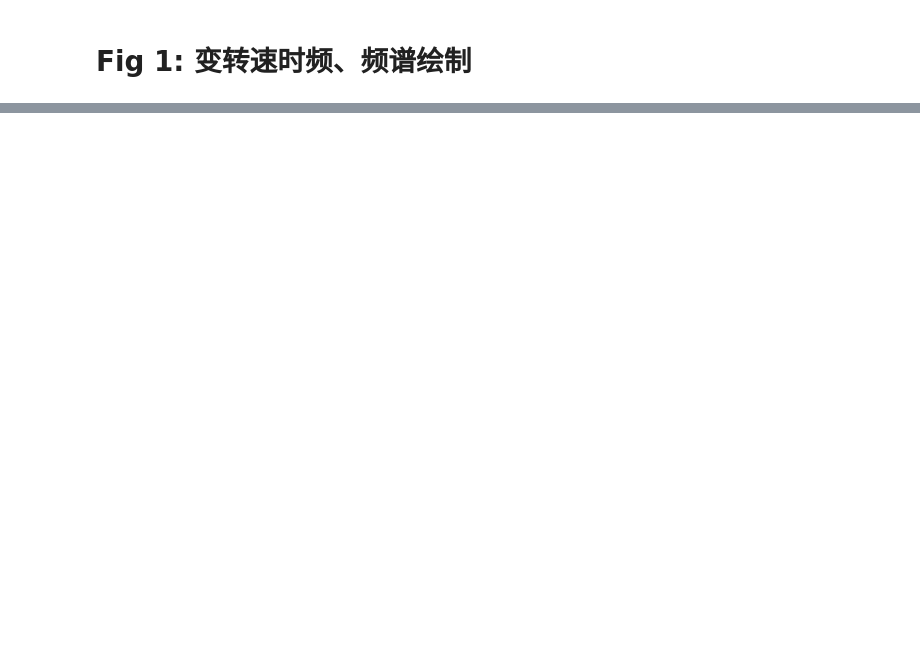
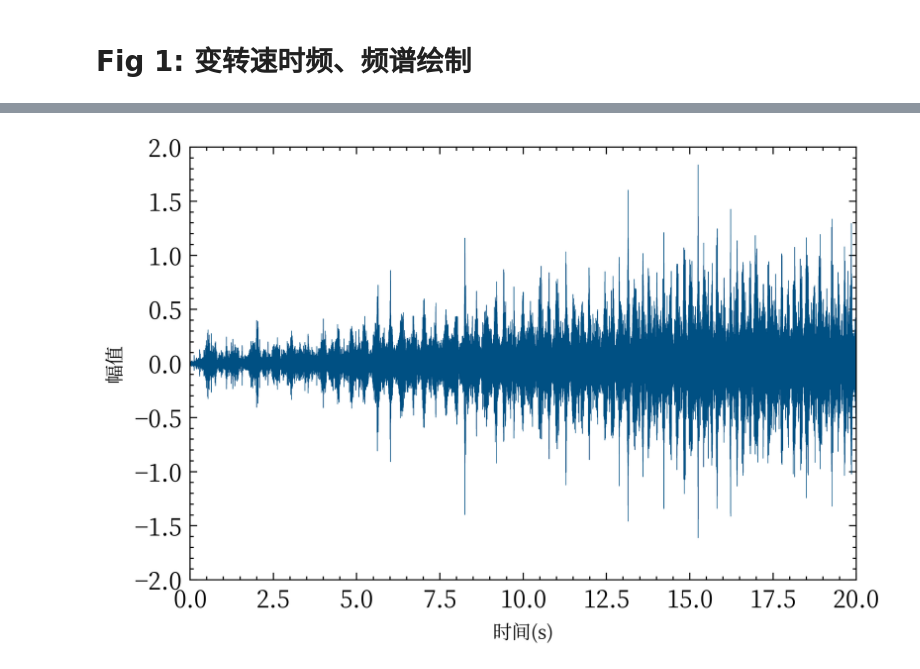
Before and after one commit to bakulaibuji/AdaClust_CompoundFaults, a Jupyter notebook: plot/plot.ipynb, the cells around one changed output, grey strips where cells are left out. Saved outputs shown, nothing was run; the diff lists cells and outputs as text; code cells hidden in the pictures; blank space fills up the shorter version.

```diff
--- a/plot/plot.ipynb
+++ b/plot/plot.ipynb
@@ -48,0 +60,30 @@ labels
+# %%
+
+
+# fig, ax = plt.subplots(1, 3, figsize=(12, 4), sharex=False, sharey=False)
+# ax[0].plot(np.arange(0, len(sig)), sig)
+# fre, amp = FFT.fft(sig, sampling_frequency)
+# ax[1].plot(fre, amp)
+# f, t, Zxx = signal.stft(sig, sampling_frequency, window='tukey', nperseg=nperseg, noverlap=noverlap)
+# newF = interp2d(t, f, np.abs(Zxx), kind='linear')
+# t_new = np.linspace(0, 1 / sampling_frequency * 5120, num=x_len)
+# f_new = np.linspace(0, sampling_frequency // 2, num=f_len)
+# Z_new = newF(t_new, f_new)
+# Xn, Yn = np.meshgrid(t_new, f_new)
+# ax[2].pcolormesh(Xn, Yn, Z_new, shading='auto')
+# ax[2].axis('off')
+
+fig, ax = plt.subplots(1, 1, figsize=(6 / 1.2, 4 / 1.2), dpi=600)
+
+ax.plot(np.arange(0, len(sig)) / 5120, sig, color=(0, 80 / 255, 131 / 255), linewidth=0.25)
+
+# change xlim to set_xlim
+ax.set_xlim(0, len(sig) / 5120)
+ax.set_ylim(-2, 2)
+ax.set_xlabel('时间(s)')
+ax.set_ylabel('幅值')
+# plt.axis('off')
+plt.savefig('figs/varied_signal.png', dpi=300, bbox_inches='tight',
+            pad_inches=0, transparent=True)
+# %% [output]
+[figure, added]
```
Also changed, not shown: parts of 6 cells of this notebook, 6 other files.
